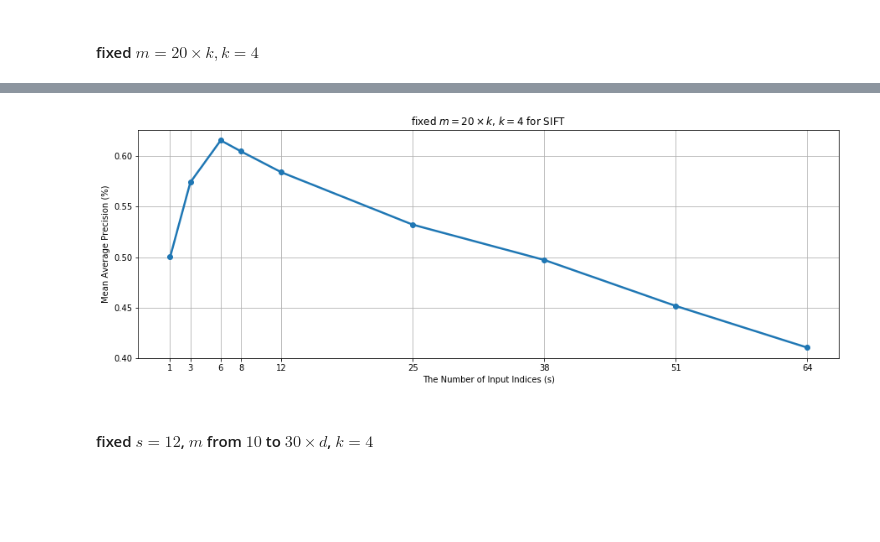
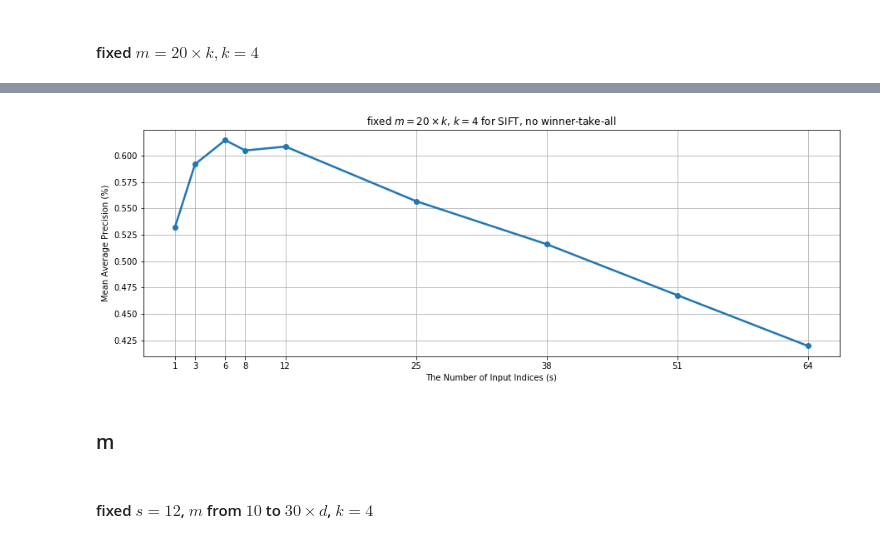
Before and after one commit to kk9six/Learn-LSH, a Jupyter notebook: 2018-A Neural Algorithm for A Fundamental Computing Problem.ipynb, the cells around one changed output, grey strips where cells are left out. Cells and saved outputs as stored; diff of their text form; code cells hidden in the pictures; blank space fills up the shorter version.

```diff
--- a/2018-A Neural Algorithm for A Fundamental Computing Problem.ipynb
+++ b/2018-A Neural Algorithm for A Fundamental Computing Problem.ipynb
@@ -157,3 +197,5 @@ each entry $M_{ij}$ is set independently with probability $p$, $p = \frac{6}{d}$
 # %% [markdown]
 - 10000 points, 1000 random query input from it.
 - metric: precision, 2%(200)
+# %%
+n, d = train_center.shape
@@ -200,3 +261 @@ Wall time: 13.4 s
-# %%
-d = train_center.shape[1]
 # %% [markdown]
@@ -273,9 +353,9 @@ array([ 2,  4,  6,  8, 10, 12, 14, 16, 18, 20, 22, 24, 26, 28, 30, 32, 34,
 # %%
 %%time
 m = 10 * d
-precision_s_1 = []
+precision_s_with_m_10d = []
 for s in s_arr:
-    precision_s_1.append(test_precision(train_center, test_center,
-                                        s, m,
-                                        near_neighbors=k_near_neighbors, random_state=1))
+    precision_s_with_m_10d.append(test_precision(train_center, test_center,
+                                    s, m,
+                                    near_neighbors=k_near_neighbors, random_state=1))
 # %% [output]
@@ -299,9 +379,9 @@ k = 4
 m = 20 * k
 # %%
 %%time
-precision_s_2 = []
+precision_s_with_m_20k = []
 for s in s_arr:
-    precision_s_2.append(test_precision(train_center, test_center,
+    precision_s_with_m_20k.append(test_precision(train_center, test_center,
                                         s, m, k,
-                                        near_neighbors=k_near_neighbors, random_state=2))
+                                        near_neighbors=k_near_neighbors, random_state=1))
 # %% [output]
@@ -310,13 +390,15 @@ Wall time: 2min 26s
 # %%
 plt.figure(figsize=(15, 5))
-plt.plot(s_arr, precision_s_2, 'o-', linewidth=2.5)
+plt.plot(s_arr, precision_s_with_m_20k, 'o-', linewidth=2.5)
 plt.xticks(s_arr)
 plt.grid()
-plt.title('fixed $m = 20 \\times k$, $k = 4$ for SIFT')
+plt.title('fixed $m = 20 \\times k$, $k = 4$ for SIFT, no winner-take-all')
 plt.xlabel('The Number of Input Indices (s)')
 plt.ylabel('Mean Average Precision (%)')
 plt.show()
 # %% [output]
-[figure, old version]
+[figure, new version]
+# %% [markdown]
+### m
 # %% [markdown]
 #### fixed $s = 12$, $m$ from $10$ to $30 \times d$, $k = 4$
```
Also changed, not shown: parts of 141 cells of this notebook.
